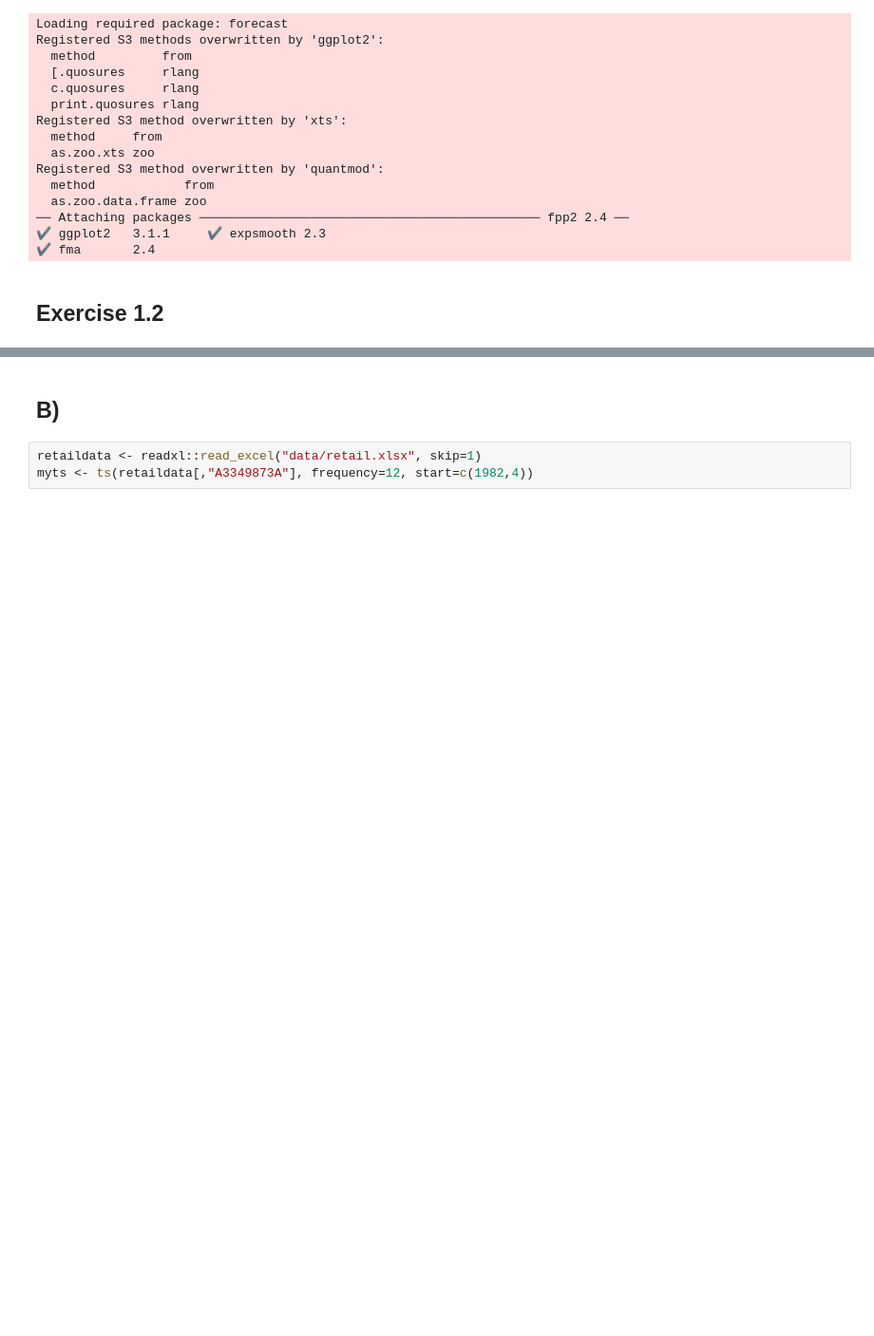
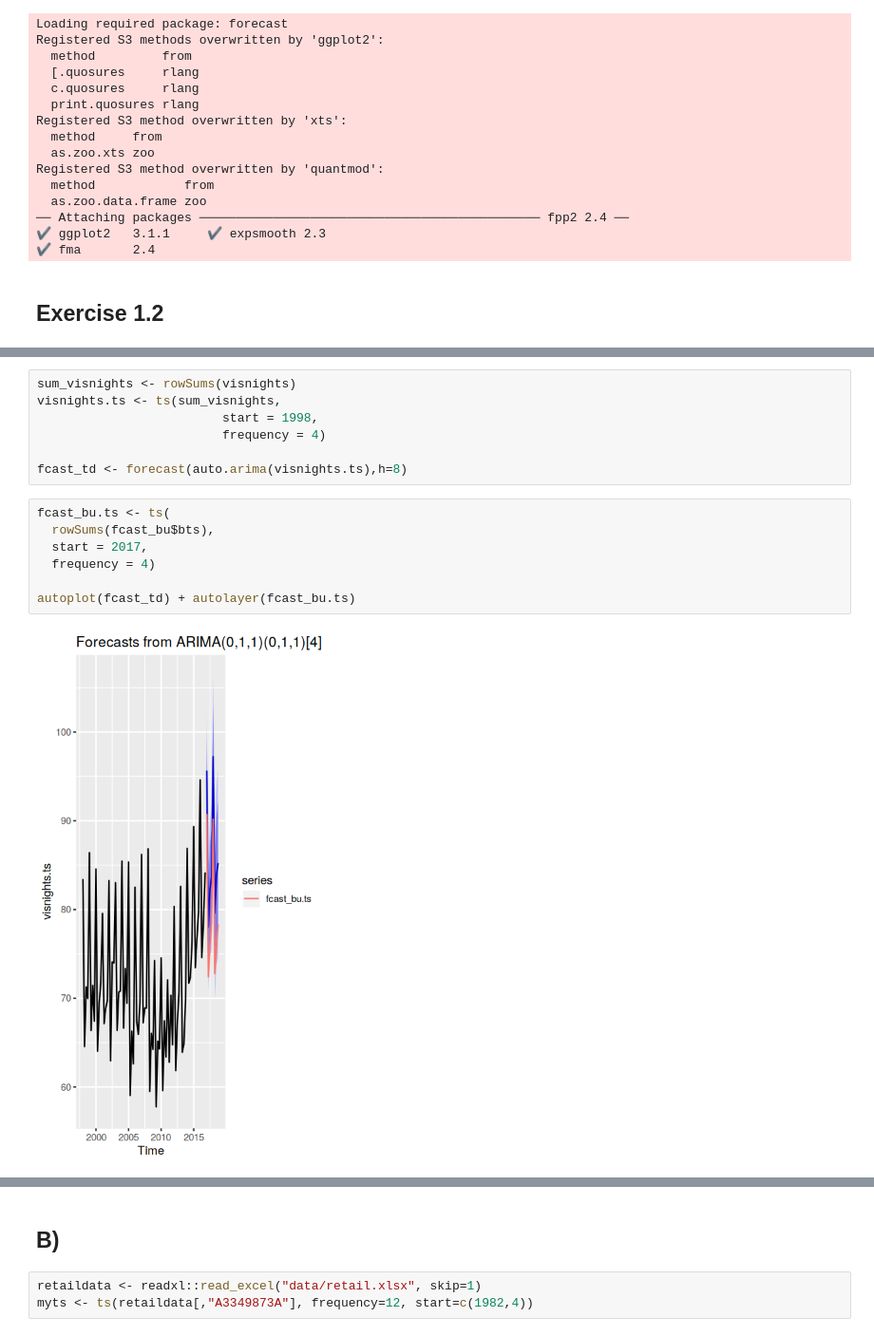
Before and after one commit to mswaringen/uva_afcs, a Jupyter notebook: assignment_2.ipynb, the cells around one changed output, grey strips where cells are left out. Shown at 95% size. Saved outputs shown, nothing was run; the diff lists cells and outputs as text; blank space fills up the shorter version.

```diff
--- a/assignment_2.ipynb
+++ b/assignment_2.ipynb
@@ -36,0 +59,16 @@ tourism.hts %>% aggts(levels=0:1) %>%
+# %%
+sum_visnights <- rowSums(visnights)
+visnights.ts <- ts(sum_visnights,
+                         start = 1998,
+                         frequency = 4)
+
+fcast_td <- forecast(auto.arima(visnights.ts),h=8)
+# %%
+fcast_bu.ts <- ts(
+  rowSums(fcast_bu$bts),
+  start = 2017,
+  frequency = 4)
+
+autoplot(fcast_td) + autolayer(fcast_bu.ts)
+# %% [output]
+[figure, added]
```
Also changed, not shown: parts of 32 cells of this notebook, 1 other file.
